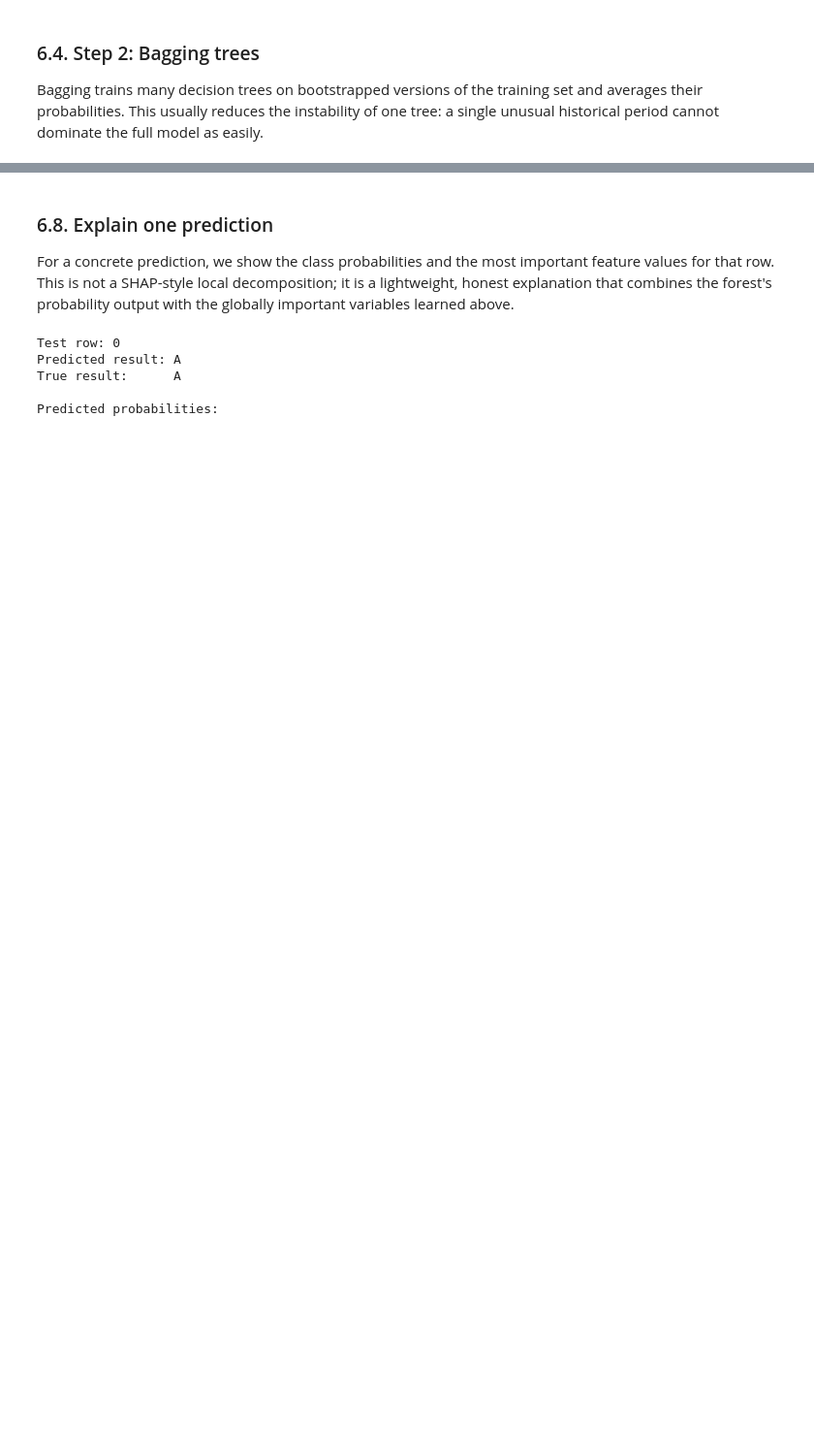
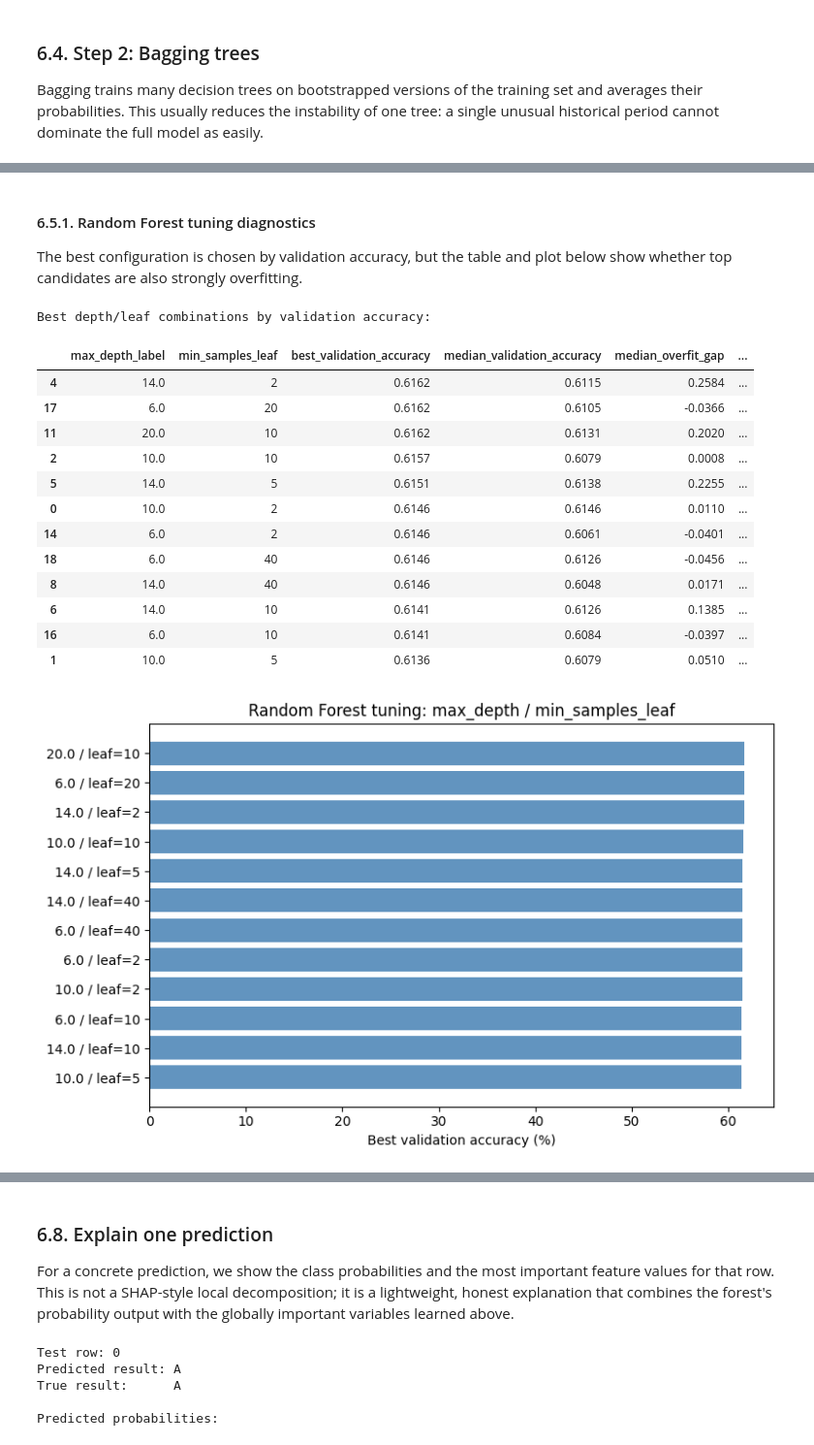
Before and after one commit to Am1neX/Project_INFOH410, a Jupyter notebook: notebooks/football_prediction.ipynb, the cells around one changed output, grey strips where cells are left out. Shown at 97% size. Drawn from its saved outputs; the diff is of its cells as text; code cells hidden in the pictures; blank space fills up the shorter version.

```diff
--- a/notebooks/football_prediction.ipynb
+++ b/notebooks/football_prediction.ipynb
@@ -1713 +2226,65 @@ Out-of-bag accuracy estimate: 48.41%
+# %% [markdown]
+
+#### 6.5.1. Random Forest tuning diagnostics
+
+The best configuration is chosen by validation accuracy, but the table and plot below show whether top candidates are also strongly overfitting.
+# %%
+
+rf_tuning_diagnostics = rf_tuning_results_df.copy()
+rf_tuning_diagnostics['max_depth_label'] = rf_tuning_diagnostics['max_depth'].astype(object).where(
+    rf_tuning_diagnostics['max_depth'].notna(),
+    'None',
+).astype(str)
+rf_tuning_diagnostics['config_label'] = (
+    'depth=' + rf_tuning_diagnostics['max_depth_label']
+    + ', leaf=' + rf_tuning_diagnostics['min_samples_leaf'].astype(str)
+)
+
+rf_depth_leaf_summary = (
+    rf_tuning_diagnostics
+    .groupby(['max_depth_label', 'min_samples_leaf'], as_index=False)
+    .agg(
+        best_validation_accuracy=('validation_accuracy', 'max'),
+        median_validation_accuracy=('validation_accuracy', 'median'),
+        median_overfit_gap=('overfit_gap', 'median'),
+        n_configs=('validation_accuracy', 'size'),
+    )
+    .sort_values('best_validation_accuracy', ascending=False)
+)
+
+print('Best depth/leaf combinations by validation accuracy:')
+display(rf_depth_leaf_summary.head(12).style.format({
+    'best_validation_accuracy': '{:.4f}',
+    'median_validation_accuracy': '{:.4f}',
+    'median_overfit_gap': '{:.4f}',
+}))
+
+plot_data = rf_depth_leaf_summary.head(12).sort_values('best_validation_accuracy')
+fig, ax = plt.subplots(figsize=(8, 5))
+ax.barh(
+    plot_data['max_depth_label'] + ' / leaf=' + plot_data['min_samples_leaf'].astype(str),
+    plot_data['best_validation_accuracy'] * 100,
+    color='steelblue',
+    alpha=0.85,
+)
+ax.set_xlabel('Best validation accuracy (%)')
+ax.set_title('Random Forest tuning: max_depth / min_samples_leaf')
+plt.tight_layout()
+plt.show()
+# %% [output]
+Best depth/leaf combinations by validation accuracy:
+|  | max_depth_label | min_samples_leaf | best_validation_accuracy | median_validation_accuracy | median_overfit_gap | ... |
+| 4 | 14.0 | 2 | 0.6162 | 0.6115 | 0.2584 | ... |
+| 17 | 6.0 | 20 | 0.6162 | 0.6105 | -0.0366 | ... |
+| 11 | 20.0 | 10 | 0.6162 | 0.6131 | 0.2020 | ... |
+| 2 | 10.0 | 10 | 0.6157 | 0.6079 | 0.0008 | ... |
+| 5 | 14.0 | 5 | 0.6151 | 0.6138 | 0.2255 | ... |
+| 0 | 10.0 | 2 | 0.6146 | 0.6146 | 0.0110 | ... |
+| 14 | 6.0 | 2 | 0.6146 | 0.6061 | -0.0401 | ... |
+| 18 | 6.0 | 40 | 0.6146 | 0.6126 | -0.0456 | ... |
+| 8 | 14.0 | 40 | 0.6146 | 0.6048 | 0.0171 | ... |
+| 6 | 14.0 | 10 | 0.6141 | 0.6126 | 0.1385 | ... |
+| 16 | 6.0 | 10 | 0.6141 | 0.6084 | -0.0397 | ... |
+| 1 | 10.0 | 5 | 0.6136 | 0.6079 | 0.0510 | ... |
+[figure, added]
 # %% [markdown]
```
Also changed, not shown: parts of 32 cells of this notebook, 6 other files.
